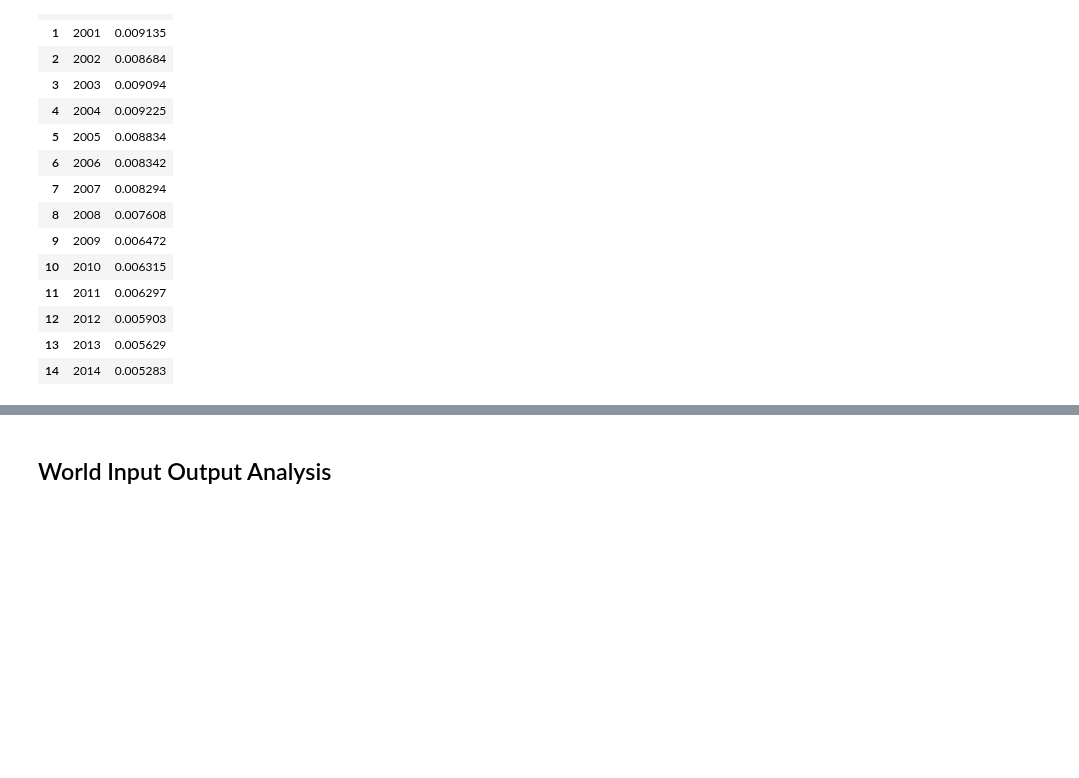
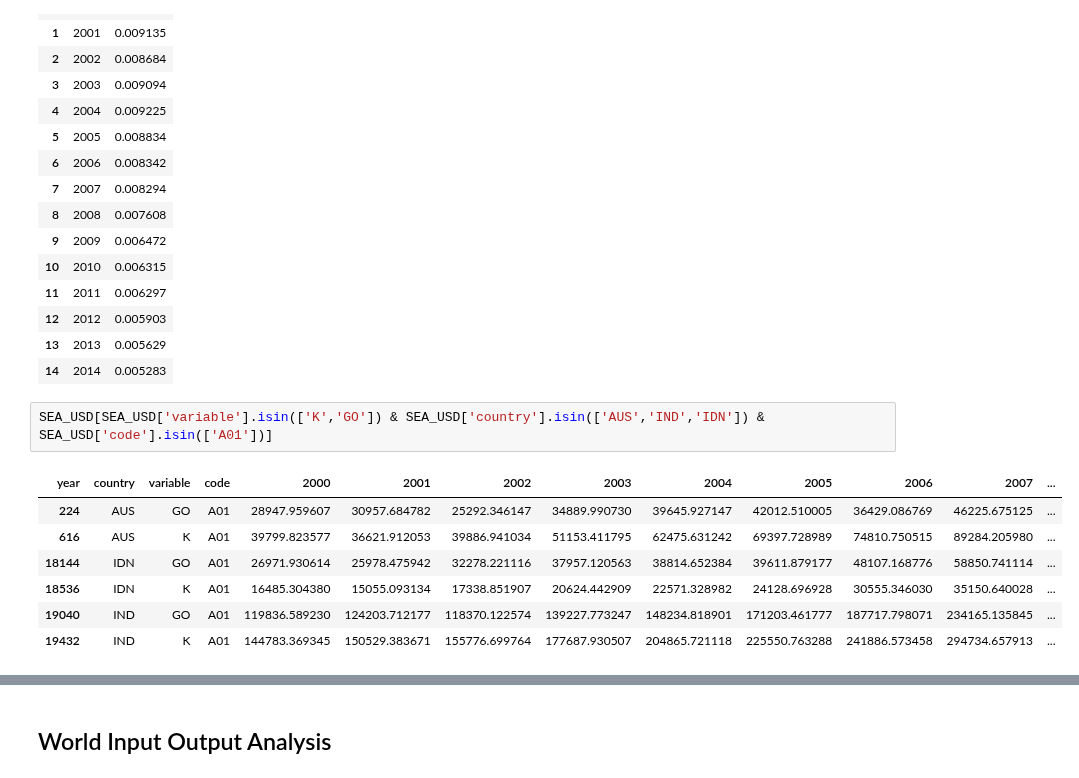
Before and after one commit to kavyajeetbora/ETL_wages, a Jupyter notebook: WIOD.ipynb, the cells around one changed output, grey strips where cells are left out. Drawn from its saved outputs; the diff is of its cells as text; blank space fills up the shorter version.

```diff
--- a/WIOD.ipynb
+++ b/WIOD.ipynb
@@ -454,3 +435,13 @@ MEV
 | 12 | 2012 | 0.005903 |
 | 13 | 2013 | 0.005629 |
 | 14 | 2014 | 0.005283 |
+# %%
+SEA_USD[SEA_USD['variable'].isin(['K','GO']) & SEA_USD['country'].isin(['AUS','IND','IDN']) & SEA_USD['code'].isin(['A01'])]
+# %% [output]
+| year | country | variable | code | 2000 | 2001 | 2002 | 2003 | 2004 | 2005 | 2006 | 2007 | ... |
+| 224 | AUS | GO | A01 | 28947.959607 | 30957.684782 | 25292.346147 | 34889.990730 | 39645.927147 | 42012.510005 | 36429.086769 | 46225.675125 | ... |
+| 616 | AUS | K | A01 | 39799.823577 | 36621.912053 | 39886.941034 | 51153.411795 | 62475.631242 | 69397.728989 | 74810.750515 | 89284.205980 | ... |
+| 18144 | IDN | GO | A01 | 26971.930614 | 25978.475942 | 32278.221116 | 37957.120563 | 38814.652384 | 39611.879177 | 48107.168776 | 58850.741114 | ... |
+| 18536 | IDN | K | A01 | 16485.304380 | 15055.093134 | 17338.851907 | 20624.442909 | 22571.328982 | 24128.696928 | 30555.346030 | 35150.640028 | ... |
+| 19040 | IND | GO | A01 | 119836.589230 | 124203.712177 | 118370.122574 | 139227.773247 | 148234.818901 | 171203.461777 | 187717.798071 | 234165.135845 | ... |
+| 19432 | IND | K | A01 | 144783.369345 | 150529.383671 | 155776.699764 | 177687.930507 | 204865.721118 | 225550.763288 | 241886.573458 | 294734.657913 | ... |
```
Also changed, not shown: parts of 8 cells of this notebook.
